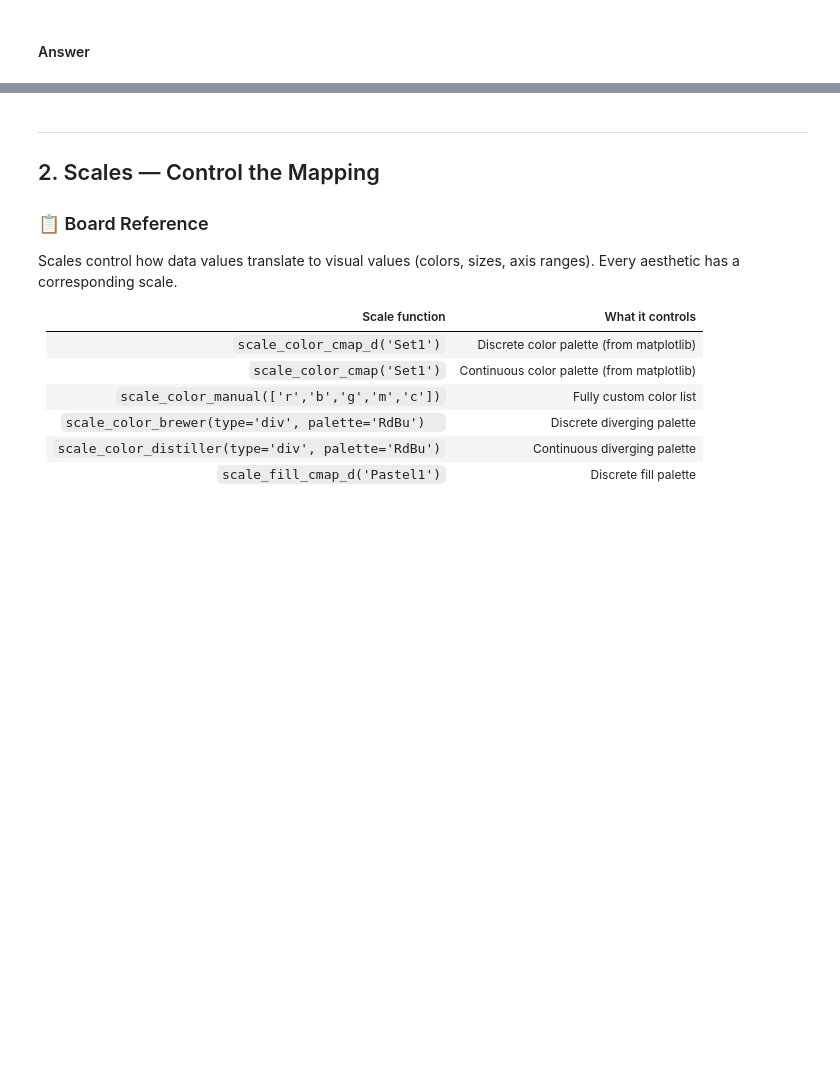
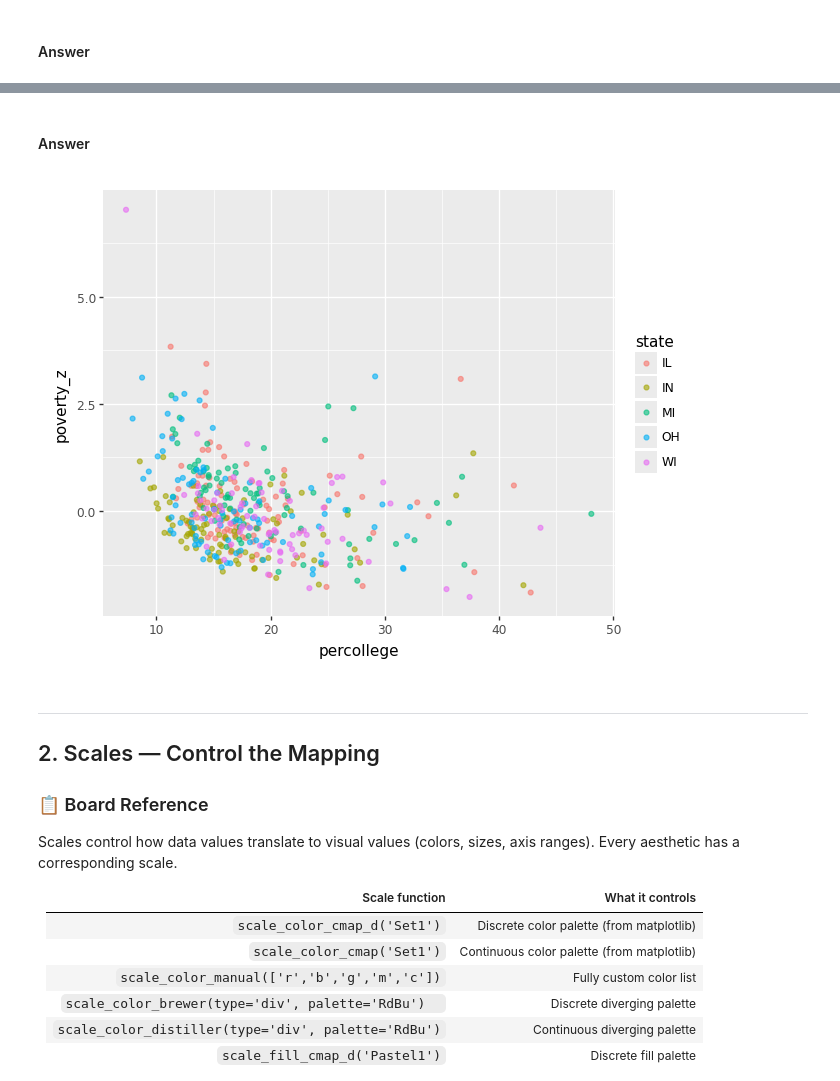
Before and after one commit to mlekimchi/data271_sp26, a Jupyter notebook: lectures/data271_lec18-ekc-c.ipynb, the cells around one changed output, grey strips where cells are left out. Saved outputs shown, nothing was run; the diff lists cells and outputs as text; code cells hidden in the pictures; blank space fills up the shorter version.

```diff
--- a/lectures/data271_lec18-ekc-c.ipynb
+++ b/lectures/data271_lec18-ekc-c.ipynb
@@ -68,3 +74,12 @@ df[['county', 'state', 'percbelowpoverty', 'poverty_z']].head(8)
+# %% [markdown]
+#### Answer
+# %%
+# Default colors
+(ggplot(df, aes(x='percollege', y='poverty_z', color='state'))
+ + geom_point(alpha=0.6)
+).draw()
+# %% [output]
+[figure, added]
 # %% [markdown]
 ---
 ## 2. Scales — Control the Mapping
```
Also changed, not shown: parts of 1 cell of this notebook.
